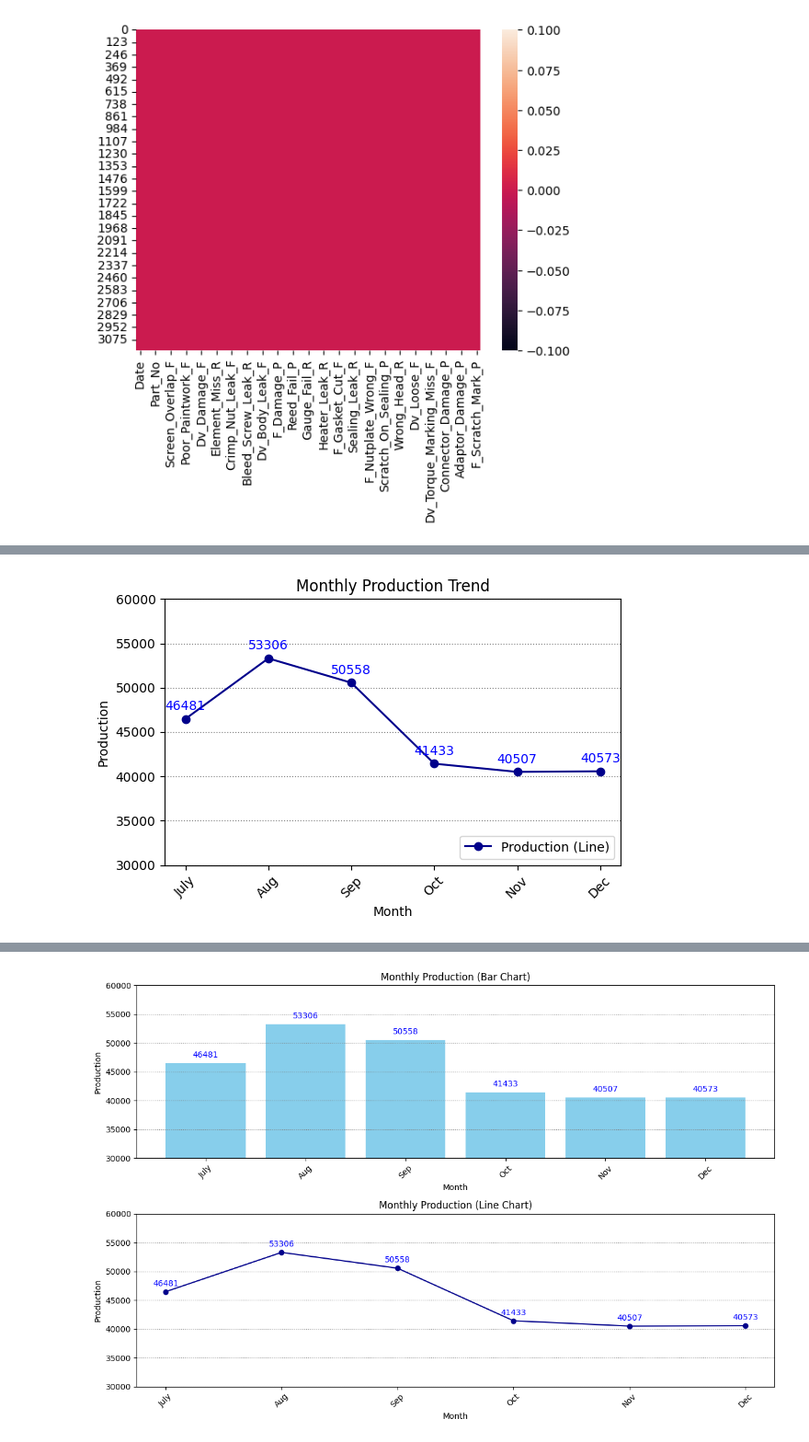
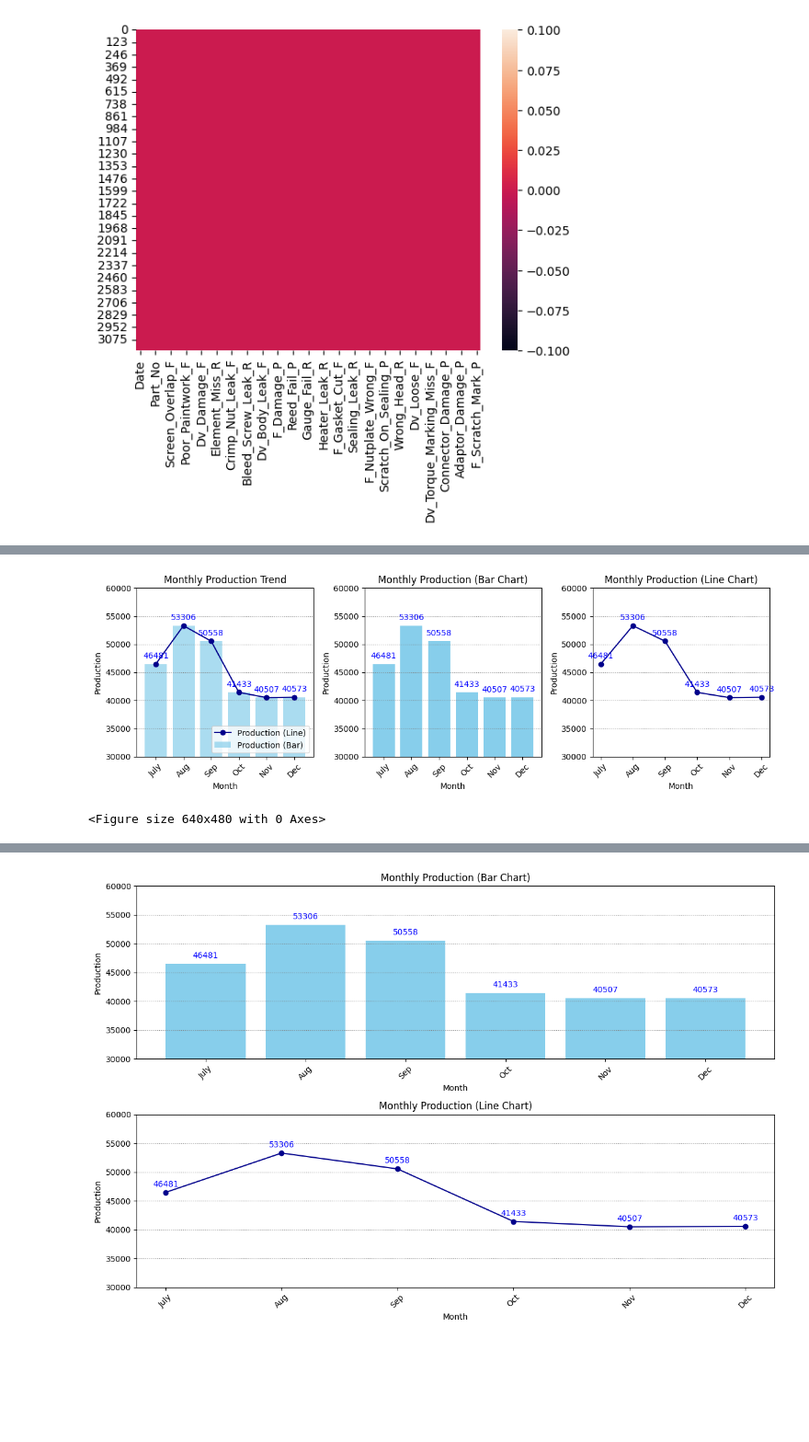
Before and after one commit to AkshayK025/Python, a Jupyter notebook: Rough_Work/LocalSql1.ipynb, the cells around one changed output, grey strips where cells are left out. Shown at 92% size. Cells and saved outputs as stored; diff of their text form; code cells hidden in the pictures; blank space fills up the shorter version.

```diff
--- a/Rough_Work/LocalSql1.ipynb
+++ b/Rough_Work/LocalSql1.ipynb
@@ -110,37 +40,81 @@ plt.show()
 # %%
 # Grouping and plotting
 monthly_prod = prod_df.groupby(['Month'])['Production'].sum()
 xlabels = ['July', 'Aug', 'Sep', 'Oct', 'Nov', 'Dec']
 
-fig, ax = plt.subplots(figsize=(6, 4))
+
+
+# fig, ax = plt.subplots(figsize=(6, 4))
+fig, axs = plt.subplots(1, 3, figsize=(12, 4))
 
 # Plot bar chart
-ax.bar(monthly_prod.index, monthly_prod.values, label='Production (Bar)', color='skyblue', alpha=0.7)
+axs[0].bar(monthly_prod.index, monthly_prod.values, label='Production (Bar)', color='skyblue', alpha=0.7)
 
 # Plot line chart on top
-ax.plot(monthly_prod.index, monthly_prod.values, marker='o', color='darkblue', label='Production (Line)')
+axs[0].plot(monthly_prod.index, monthly_prod.values, marker='o', color='darkblue', label='Production (Line)')
 
 # Axis settings
-ax.set_xticks(monthly_prod.index)
-ax.set_xticklabels(xlabels, rotation=45)
-ax.set_ylim(30000, 60000)
-ax.set_title("Monthly Production Trend")
-ax.set_xlabel("Month")
-ax.set_ylabel("Production")
-ax.grid(color='grey', linestyle=':', axis='y')
-ax.legend(loc='lower right')
+axs[0].set_xticks(monthly_prod.index)
+axs[0].set_xticklabels(xlabels, rotation=45)
+axs[0].set_ylim(30000, 60000)
+axs[0].set_title("Monthly Production Trend")
+axs[0].set_xlabel("Month")
+axs[0].set_ylabel("Production")
+axs[0].grid(color='grey', linestyle=':', axis='y')
+axs[0].legend(loc='lower right')
 
 # Add value labels (you can do for either or both)
 for i in range(len(monthly_prod)):
-    ax.text(monthly_prod.index[i],
+    axs[0].text(monthly_prod.index[i],
             monthly_prod.values[i] + 700,
             str(monthly_prod.values[i]),
             ha='center',
             va='bottom',
             fontsize=10,
             color='blue')
 
+
+#axs[1]
+axs[1].set_xticks(monthly_prod.index)
+axs[1].bar(monthly_prod.index, monthly_prod.values, color='skyblue')
+axs[1].set_xticklabels(xlabels, rotation=45)
+axs[1].set_ylim(30000, 60000)
+axs[1].set_title("Monthly Production (Bar Chart)")
+axs[1].set_xlabel("Month")
+axs[1].set_ylabel("Production")
+axs[1].grid(color='grey', linestyle=':', axis='y')
+
+# Add value labels on bars
+for i in range(len(monthly_prod)):
+    axs[1].text(monthly_prod.index[i], monthly_prod.values[i] + 700, str(monthly_prod.values[i]),
+             ha='center', va='bottom', fontsize=10, color='blue')
+
+
+#axs2
+# Line chart on the second subplot
+axs[2].plot(monthly_prod.index, monthly_prod.values, marker='o', color='darkblue')
+axs[2].set_xticks(monthly_prod.index)
+axs[2].set_xticklabels(xlabels, rotation=45)
+axs[2].set_ylim(30000, 60000)
+axs[2].set_title("Monthly Production (Line Chart)")
+axs[2].set_xlabel("Month")
+axs[2].set_ylabel("Production")
+axs[2].grid(color='grey', linestyle=':', axis='y')
+
+# Add value labels on points
+for i in range(len(monthly_prod)):
+    axs[2].text(monthly_prod.index[i], monthly_prod.values[i] + 700, str(monthly_prod.values[i]),
+             ha='center', va='bottom', fontsize=10, color='blue')
+
 plt.tight_layout()
 plt.show()
+
+
+
+
+
+plt.tight_layout()
+plt.show()
 # %% [output]
-[figure, old version]
+[figure, new version]
+<Figure size 640x480 with 0 Axes>
```
Also changed, not shown: parts of 10 cells of this notebook, 2 other files.
